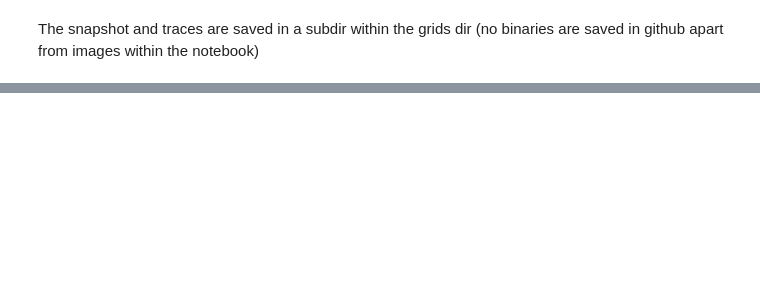
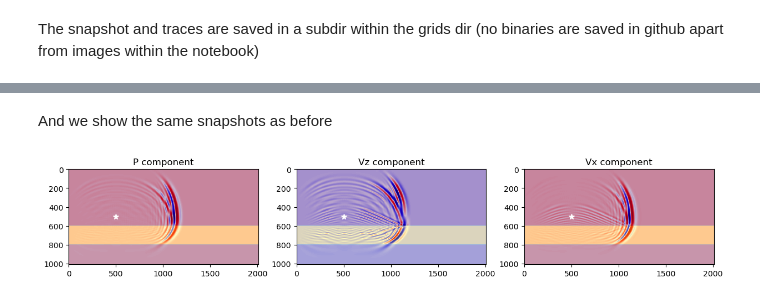
Before and after one commit to gpap-gpap/mantis-core-examples, a Jupyter notebook: Example_5_Finite_difference.ipynb, the cells around one changed output, grey strips where cells are left out. Saved outputs shown, nothing was run; the diff lists cells and outputs as text; code cells hidden in the pictures; blank space fills up the shorter version.

```diff
--- a/Example_5_Finite_difference.ipynb
+++ b/Example_5_Finite_difference.ipynb
@@ -112,0 +155,34 @@ plt.imshow(image, extent=[0, 2010, 1010, 0])
+# %% [markdown]
+And we show the same snapshots as before
+# %%
+import numpy as np
+import matplotlib.pyplot as plt
+minx = 0
+maxx = setup_parameters.data["nxtot"] * setup_parameters.data["dl"]
+minz = 0
+maxz = setup_parameters.data["nztot"] * setup_parameters.data["dl"]
+sourcex = setup_parameters.data["x_source"]
+sourcez = setup_parameters.data["z_source"]
+fig, ax = plt.subplots(1, 3, figsize=(15, 5))
+components = ["P", "Vz", "Vx"]
+for i, component in enumerate(components):
+    image = (
+        np.fromfile(
+            f"./wave_modelling_backend/temp/snapshots/{component}-0005000.bin",
+            dtype=np.dtype("float32"),
+        )
+        .reshape(201, 101)[::-1]
+        .T
+    )
+
+    ax[i].imshow(
+        image, extent=[minx, maxx, maxz, minz], label=component, cmap="seismic"
+    )
+    ax[i].imshow(
+        np.sqrt(a11), extent=[minx, maxx, maxz, minz], label=component, alpha=0.3
+    )
+    ax[i].scatter(sourcex, sourcez, c="w", s=50, marker="*", label="source")
+
+    ax[i].set_title(f"{component} component")
+# %% [output]
+[figure, added]
```
Also changed, not shown: parts of 14 cells of this notebook, 6 other files.
